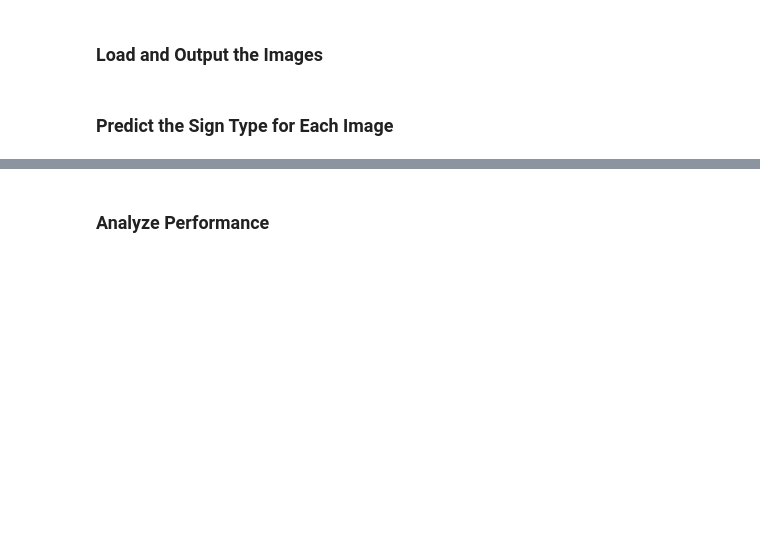
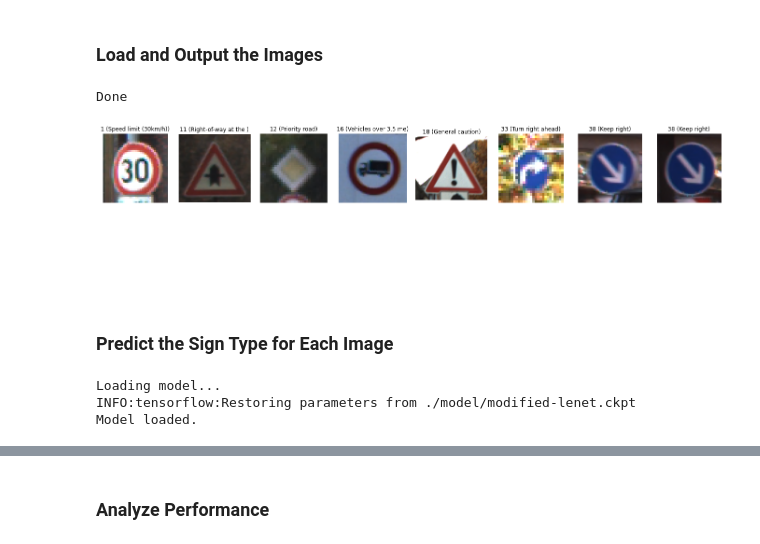
Before and after one commit to evanfebrianto/Traffic-Sign-Classifier-Project, a Jupyter notebook: Traffic_Sign_Classifier.ipynb, the cells around one changed output, grey strips where cells are left out. Saved outputs shown, nothing was run; the diff lists cells and outputs as text; code cells hidden in the pictures; blank space fills up the shorter version.

Commit message:
added prediction

```diff
--- a/Traffic_Sign_Classifier.ipynb
+++ b/Traffic_Sign_Classifier.ipynb
@@ -448,3 +452,50 @@ You may find `signnames.csv` useful as it contains mappings from the class id (i
+# %%
+def visualizeImages(images,labels):
+    n_columns = 8
+    n_rows = int(len(images)/n_columns)+1
+    width = 24
+    height = n_rows * 3
+    fig, axs = plt.subplots(n_rows,n_columns, figsize=(width, height))
+    fig.subplots_adjust(hspace = .2, wspace=.1)
+    axs = axs.ravel()
+    for i in range(n_columns * n_rows):
+        axs[i].axis('off')
+        if (i<len(images)):
+            image = images[i]
+            axs[i].axis('off')
+            axs[i].imshow(image)
+            axs[i].set_title('{} ({:.20})'.format(labels[i], classId2SignName[str(labels[i])]))
+# %%
+### Load the images and plot them here.
+### Feel free to use as many code cells as needed.
+import numpy as np
+import matplotlib.pyplot as plt
+import matplotlib.image as mpimg
+import cv2
+import glob
+
+traffic_signs_data_folder = 'test-images/'
+
+my_X_test = []
+my_Y_test = []
+for image_file in glob.glob(traffic_signs_data_folder + "*.png"):
+    image = np.array(mpimg.imread(image_file))
+    try:
+    #if (True):
+        # the label is encoded into the first two characters of the file names
+        label_str = image_file[len(traffic_signs_data_folder):][:2]
+        label = int(label_str)
+        my_X_test.append(image)
+        my_Y_test.append(label)
+    except  Exception:
+        print ('Ignoring image {}'.format(image_file))
+
+visualizeImages(my_X_test, my_Y_test)
+
+print ('Done')
+# %% [output]
+Done
+[figure, added]
 # %% [markdown]
 ### Predict the Sign Type for Each Image
 # %%
@@ -453,0 +519,18 @@ You may find `signnames.csv` useful as it contains mappings from the class id (i
+# %%
+resized_images = []
+predicted_labels = []
+
+for image in my_X_test:
+    resized_images.append(cv2.resize(image, image_shape[:2], interpolation = cv2.INTER_AREA))
+
+print("Loading model...")
+with tf.Session() as sess:
+    saver = tf.train.Saver()
+    saver.restore(sess, "./model/modified-lenet.ckpt")
+    print("Model loaded.")
+
+    predicted_labels = predict(resized_images)
+# %% [output]
+Loading model...
+INFO:tensorflow:Restoring parameters from ./model/modified-lenet.ckpt
+Model loaded.
```
Also changed, not shown: parts of 4 cells of this notebook, 1 other file.
